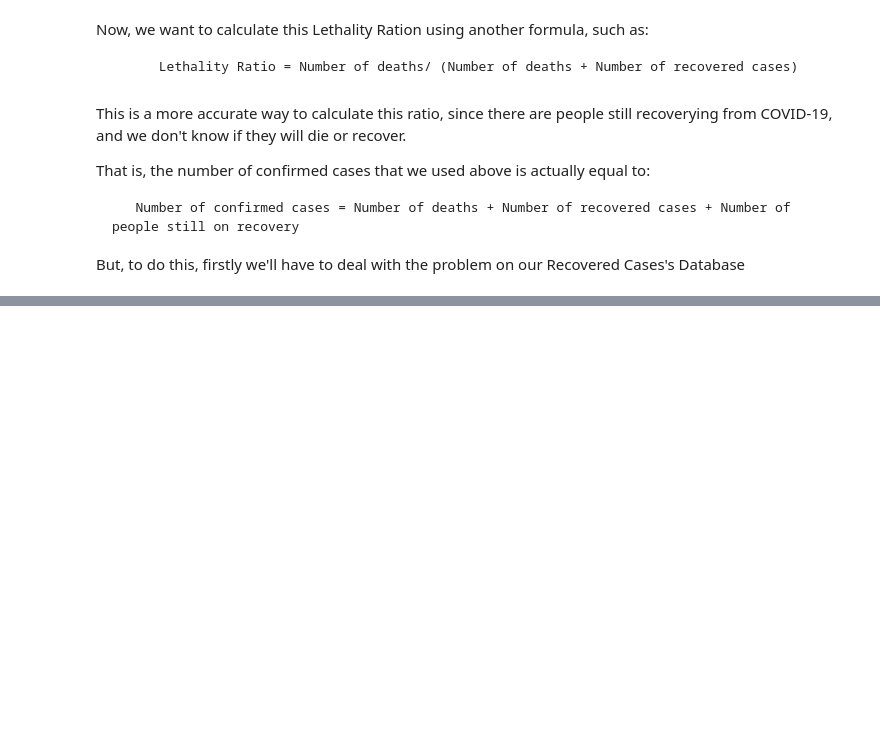
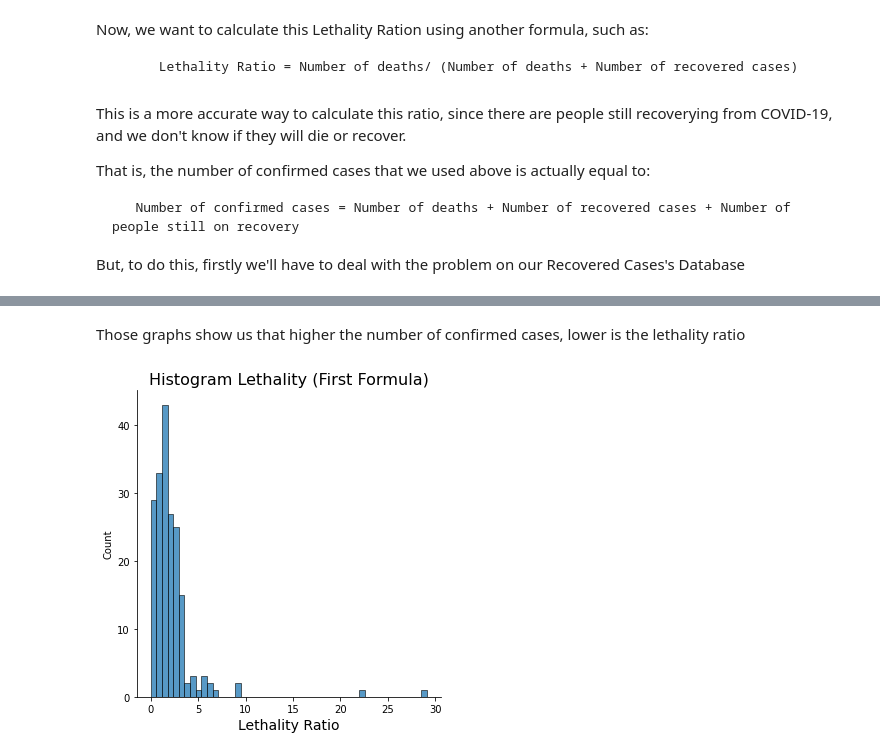
Before and after one commit to nathanaelduque/COVID-19, a Jupyter notebook: Data Science and Covid 19.ipynb, the cells around one changed output, grey strips where cells are left out. Drawn from its saved outputs; the diff is of its cells as text; code cells hidden in the pictures; blank space fills up the shorter version.

```diff
--- a/Data Science and Covid 19.ipynb
+++ b/Data Science and Covid 19.ipynb
@@ -434,0 +683,10 @@ def latest_by_country_at(data,date):
+# %% [markdown]
+Those graphs show us that higher the number of confirmed cases, lower is the lethality ratio
+# %%
+sns.displot(combined2["lethality_ratio_1(%)"],kde=False)
+plt.ticklabel_format(axis='both', style='plain', scilimits=(0,0))
+plt.title("Histogram Lethality (First Formula)",fontsize = 16)
+plt.xlabel("Lethality Ratio",fontsize=14)
+plt.show()
+# %% [output]
+[figure, added]
```
Also changed, not shown: parts of 48 cells of this notebook.
